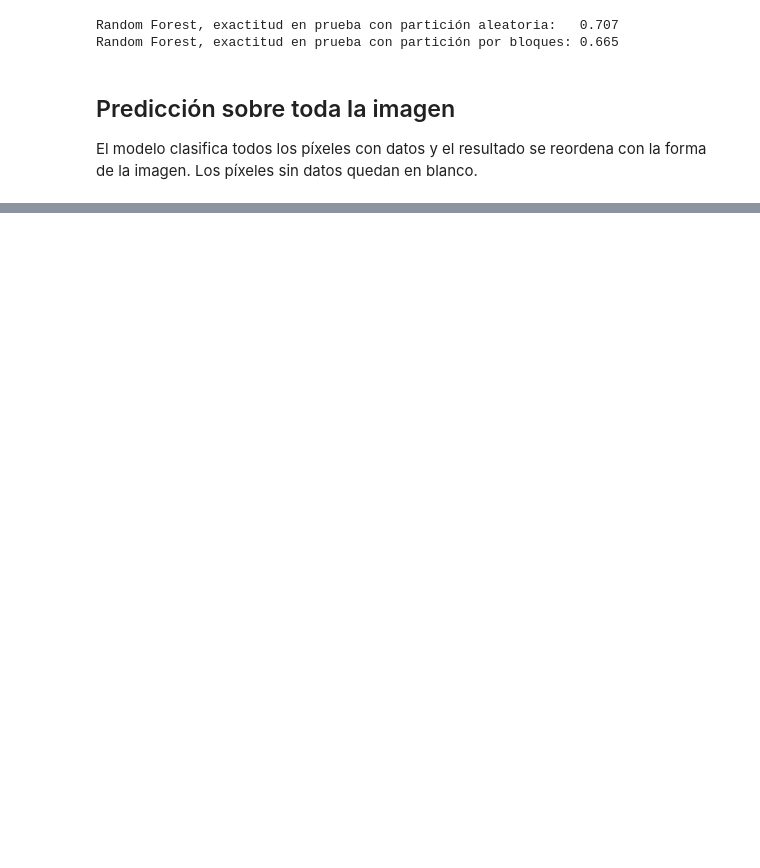
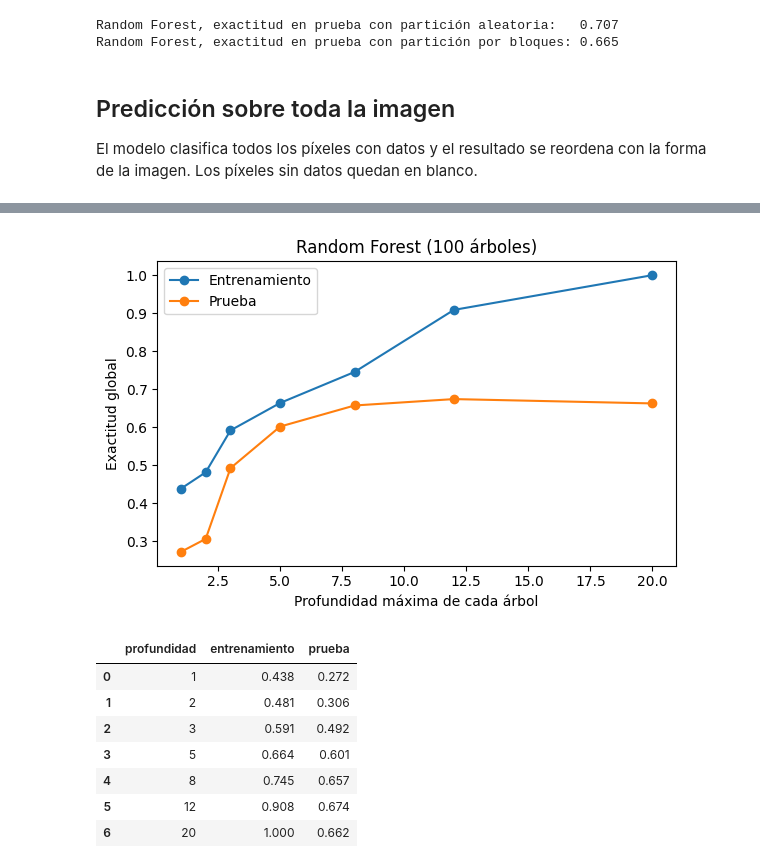
Before and after one commit to laurapaccini/1GE020, a Jupyter notebook: ejercicios_aplicados/clasificacion_cobertura_demo.ipynb, the cells around one changed output, grey strips where cells are left out. Cells and saved outputs as stored; diff of their text form; code cells hidden in the pictures; blank space fills up the shorter version.

```diff
--- a/ejercicios_aplicados/clasificacion_cobertura_demo.ipynb
+++ b/ejercicios_aplicados/clasificacion_cobertura_demo.ipynb
@@ -259,0 +368,32 @@ plt.show()
+# %%
+# Efecto de la profundidad máxima de cada árbol en un Random Forest
+profundidades = [1, 2, 3, 5, 8, 12, 20]
+resultados = []
+for d in profundidades:
+    m = RandomForestClassifier(n_estimators=100, max_depth=d, random_state=SEMILLA, n_jobs=-1)
+    m.fit(X_ent, y_ent)
+    resultados.append({"profundidad": d,
+                       "entrenamiento": m.score(X_ent, y_ent),
+                       "prueba": m.score(X_pru, y_pru)})
+resultados = pd.DataFrame(resultados)
+
+fig, ax = plt.subplots(figsize=(6, 4))
+ax.plot(resultados["profundidad"], resultados["entrenamiento"], marker="o", label="Entrenamiento")
+ax.plot(resultados["profundidad"], resultados["prueba"], marker="o", label="Prueba")
+ax.set_xlabel("Profundidad máxima de cada árbol")
+ax.set_ylabel("Exactitud global")
+ax.set_title("Random Forest (100 árboles)")
+ax.legend()
+plt.tight_layout()
+plt.show()
+resultados.round(3)
+# %% [output]
+[figure, added]
+|  | profundidad | entrenamiento | prueba |
+| 0 | 1 | 0.438 | 0.272 |
+| 1 | 2 | 0.481 | 0.306 |
+| 2 | 3 | 0.591 | 0.492 |
+| 3 | 5 | 0.664 | 0.601 |
+| 4 | 8 | 0.745 | 0.657 |
+| 5 | 12 | 0.908 | 0.674 |
+| 6 | 20 | 1.000 | 0.662 |
```
Also changed, not shown: parts of 12 cells of this notebook.
